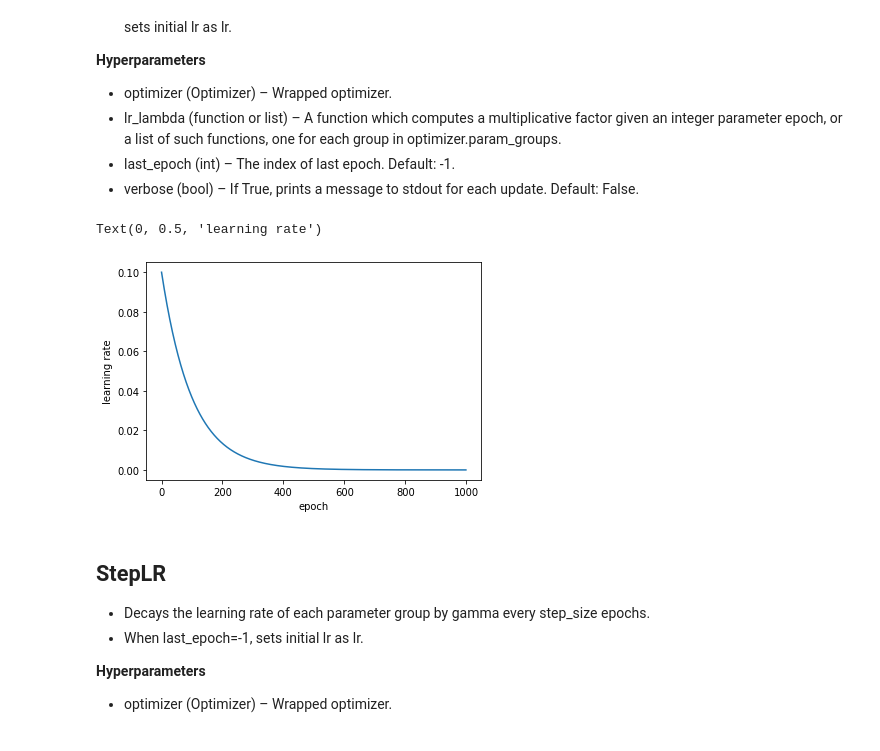
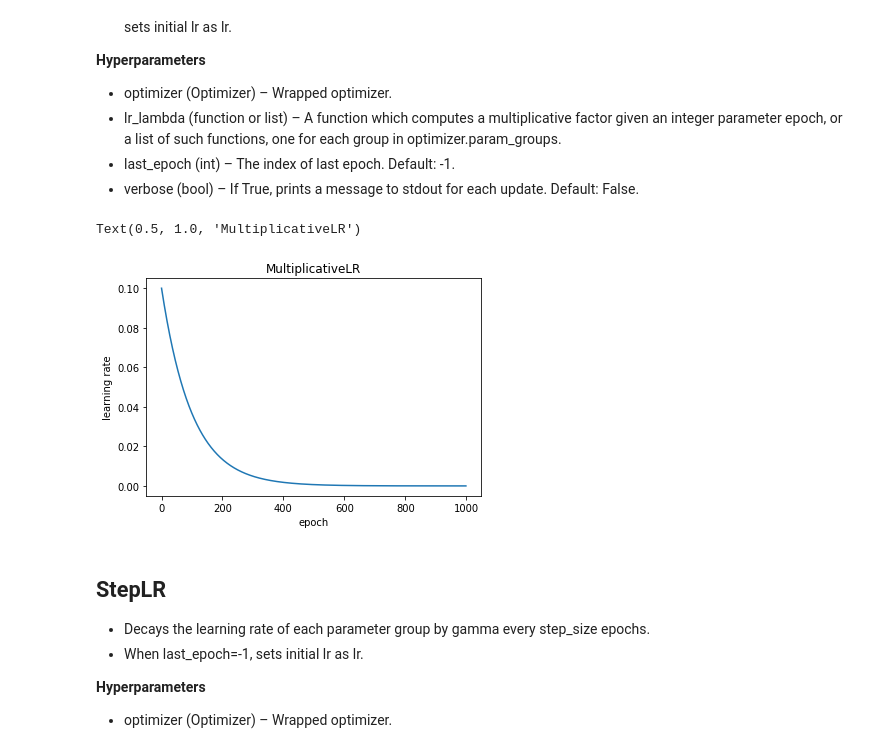
Before and after one commit to cxlldhty/lr_scheduler_pytorch, a Jupyter notebook: lr_schedule_pytorch.ipynb, the cells around one changed output. Saved outputs shown, nothing was run; the diff lists cells and outputs as text; code cells hidden in the pictures.

```diff
--- a/lr_schedule_pytorch.ipynb
+++ b/lr_schedule_pytorch.ipynb
@@ -88,23 +90,24 @@ Text(0, 0.5, 'learning rate')
 # %%
 optimizer = torch.optim.SGD(net.parameters(), lr=0.1, momentum=0.9)
 max_epoch = 1000
 lr_lambda = lambda epoch: 0.99
 scheduler = torch.optim.lr_scheduler.MultiplicativeLR(optimizer, lr_lambda=lr_lambda, last_epoch=-1)
 xs = list()
 ys = list()
 for epoch in range(max_epoch):
     current_lr = scheduler.get_last_lr()
     optimizer.step() # deceptive parameter update
     scheduler.step()
     xs.append(epoch)
     ys.append(current_lr)
 # plot the curve
 plt.plot(xs, ys)
 plt.xlabel('epoch')
 plt.ylabel('learning rate')
+plt.title('MultiplicativeLR')
 # %% [output]
-Text(0, 0.5, 'learning rate')
+Text(0.5, 1.0, 'MultiplicativeLR')
-[figure, old version]
+[figure, new version]
 # %% [markdown]
 ## StepLR
 * Decays the learning rate of each parameter group by gamma every step_size epochs.
```
Also changed, not shown: parts of 10 cells of this notebook, 1 other file.
